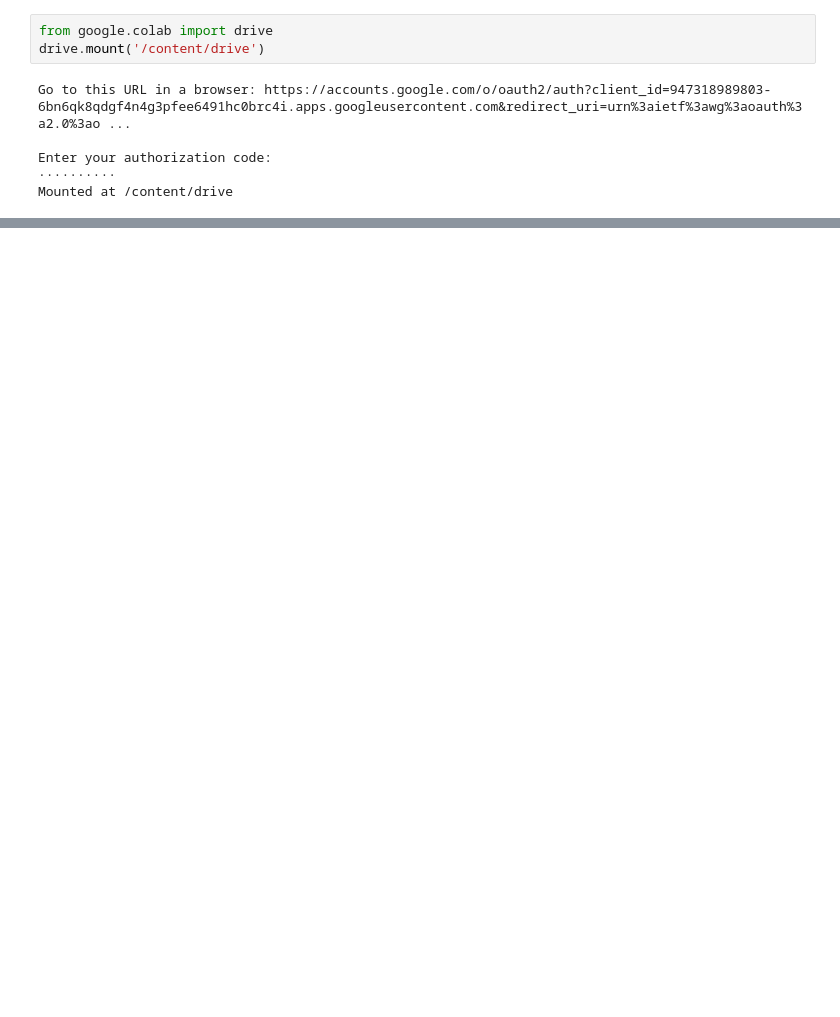
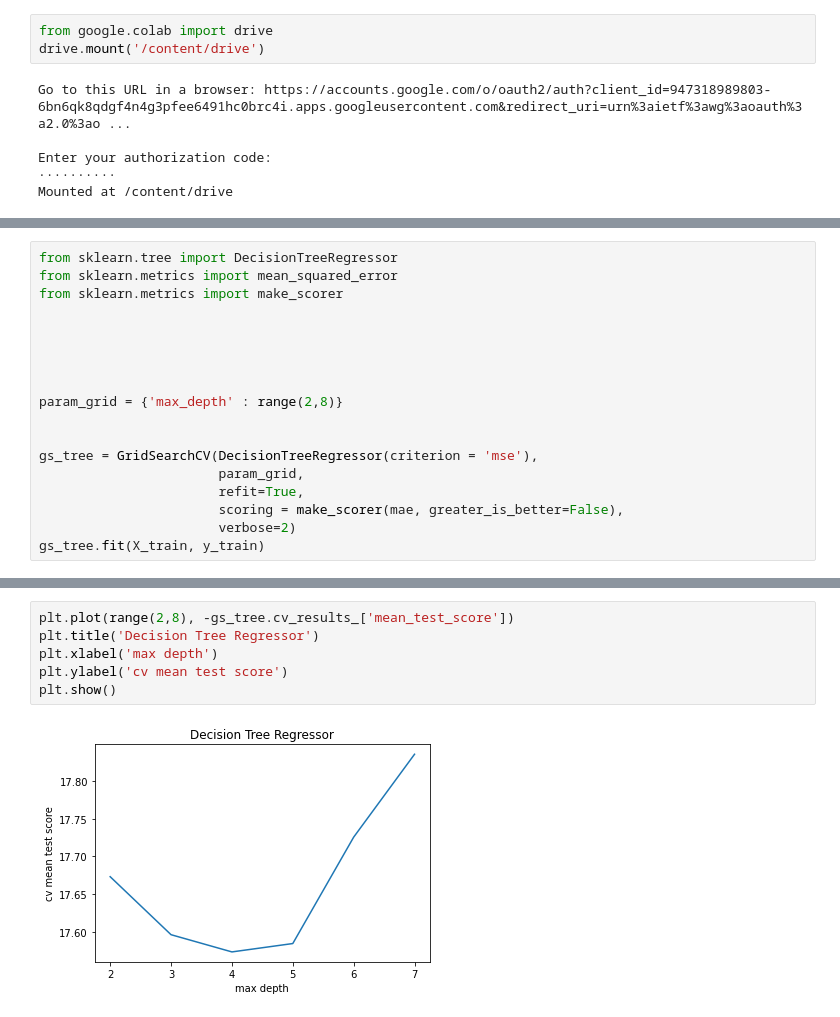
Before and after one commit to deagwon97/machine-learning-and-practice-report, a Jupyter notebook: Dacon_satellite_dist.ipynb, the cells around one changed output, grey strips where cells are left out. Drawn from its saved outputs; the diff is of its cells as text; blank space fills up the shorter version.

```diff
--- a/Dacon_satellite_dist.ipynb
+++ b/Dacon_satellite_dist.ipynb
@@ -493,0 +503,18 @@ for i in range(9):
+# %%
+from sklearn.tree import DecisionTreeRegressor
+from sklearn.metrics import mean_squared_error
+from sklearn.metrics import make_scorer
+
+
+
+
+
+param_grid = {'max_depth' : range(2,8)}
+
+
+gs_tree = GridSearchCV(DecisionTreeRegressor(criterion = 'mse'),
+                       param_grid,
+                       refit=True,
+                       scoring = make_scorer(mae, greater_is_better=False),
+                       verbose=2)
+gs_tree.fit(X_train, y_train)
@@ -493,0 +590,8 @@ for i in range(9):
+# %%
+plt.plot(range(2,8), -gs_tree.cv_results_['mean_test_score'])
+plt.title('Decision Tree Regressor')
+plt.xlabel('max depth')
+plt.ylabel('cv mean test score')
+plt.show()
+# %% [output]
+[figure, added]
```
Also changed, not shown: parts of 106 cells of this notebook.
